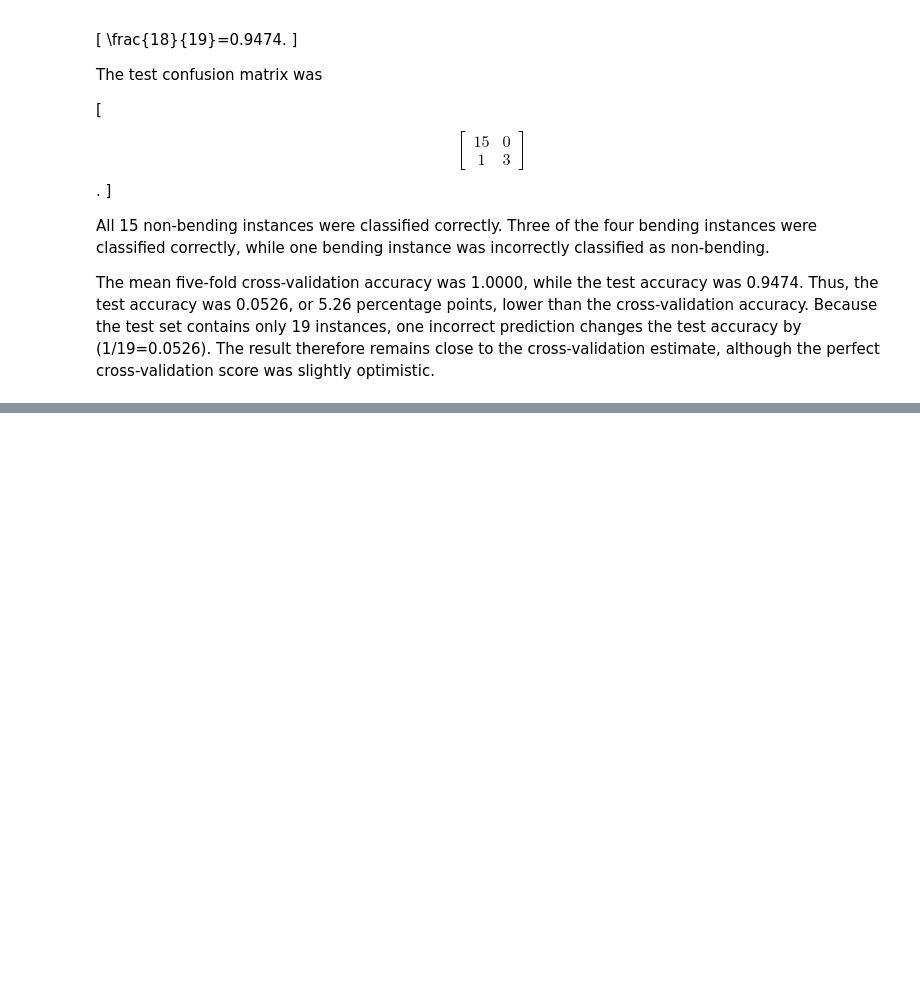
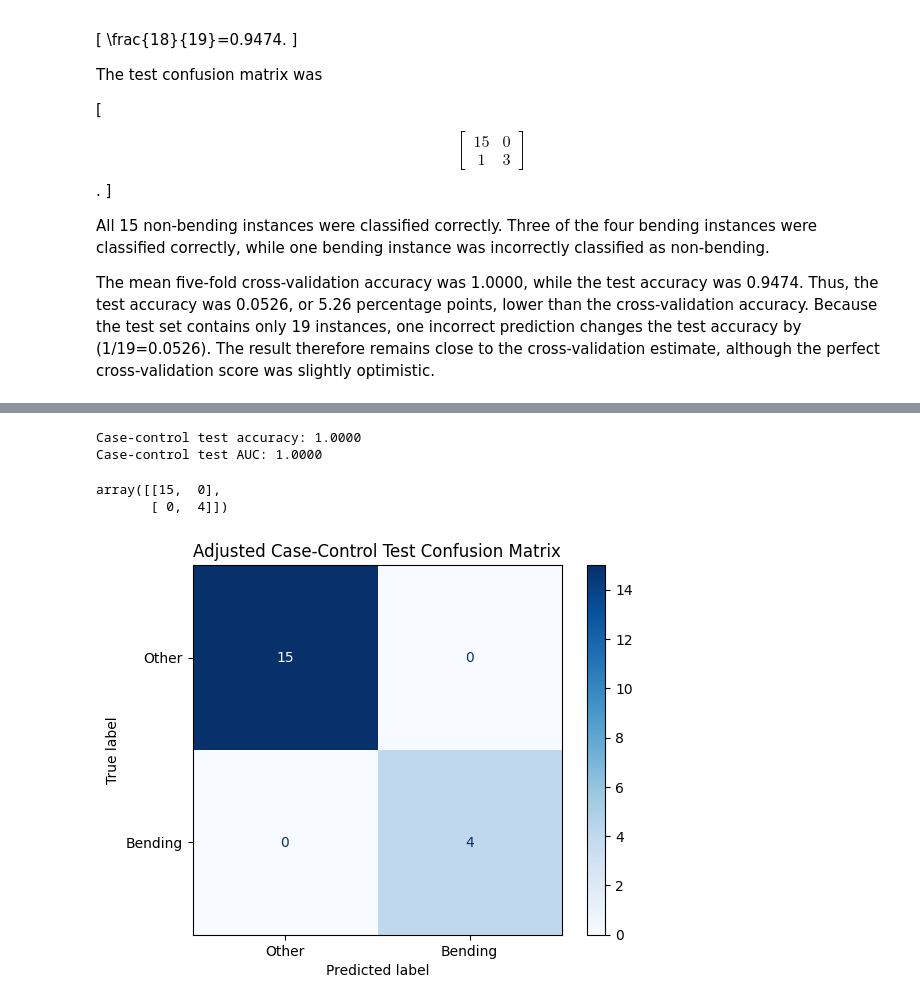
Before and after one commit to jfulch/dsci-552-fulcher-jesse-hw4, a Jupyter notebook: notebooks/Fulcher_Jesse_HW4.ipynb, the cells around one changed output, grey strips where cells are left out. Drawn from its saved outputs; the diff is of its cells as text; code cells hidden in the pictures; blank space fills up the shorter version.

```diff
--- a/notebooks/Fulcher_Jesse_HW4.ipynb
+++ b/notebooks/Fulcher_Jesse_HW4.ipynb
@@ -1392,0 +1595,79 @@ The mean five-fold cross-validation accuracy was 1.0000, while the test accuracy
+# %%
+case_control_test_features = (
+    best_test_features[
+        selected_feature_names
+    ]
+)
+
+case_control_test_predictions = (
+    case_control_pipeline.predict(
+        case_control_test_features
+    )
+)
+
+case_control_test_probabilities = (
+    case_control_pipeline.predict_proba(
+        case_control_test_features
+    )[:, 1]
+)
+
+case_control_test_accuracy = accuracy_score(
+    best_test_target,
+    case_control_test_predictions,
+)
+
+case_control_test_auc = roc_auc_score(
+    best_test_target,
+    case_control_test_probabilities,
+)
+
+print(
+    "Case-control test accuracy:",
+    f"{case_control_test_accuracy:.4f}",
+)
+
+print(
+    "Case-control test AUC:",
+    f"{case_control_test_auc:.4f}",
+)
+# %% [output]
+Case-control test accuracy: 1.0000
+Case-control test AUC: 1.0000
+# %%
+case_control_test_confusion_matrix = (
+    confusion_matrix(
+        best_test_target,
+        case_control_test_predictions,
+        labels=[0, 1],
+    )
+)
+
+case_control_test_confusion_matrix
+# %% [output]
+array([[15,  0],
+       [ 0,  4]])
+# %%
+case_control_confusion_display = (
+    ConfusionMatrixDisplay(
+        confusion_matrix=(
+            case_control_test_confusion_matrix
+        ),
+        display_labels=[
+            "Other",
+            "Bending",
+        ],
+    )
+)
+
+case_control_confusion_display.plot(
+    cmap="Blues",
+    values_format="d",
+)
+
+plt.title(
+    "Adjusted Case-Control Test Confusion Matrix"
+)
+
+plt.show()
+# %% [output]
+[figure, added]
```
Also changed, not shown: parts of 70 cells of this notebook.
